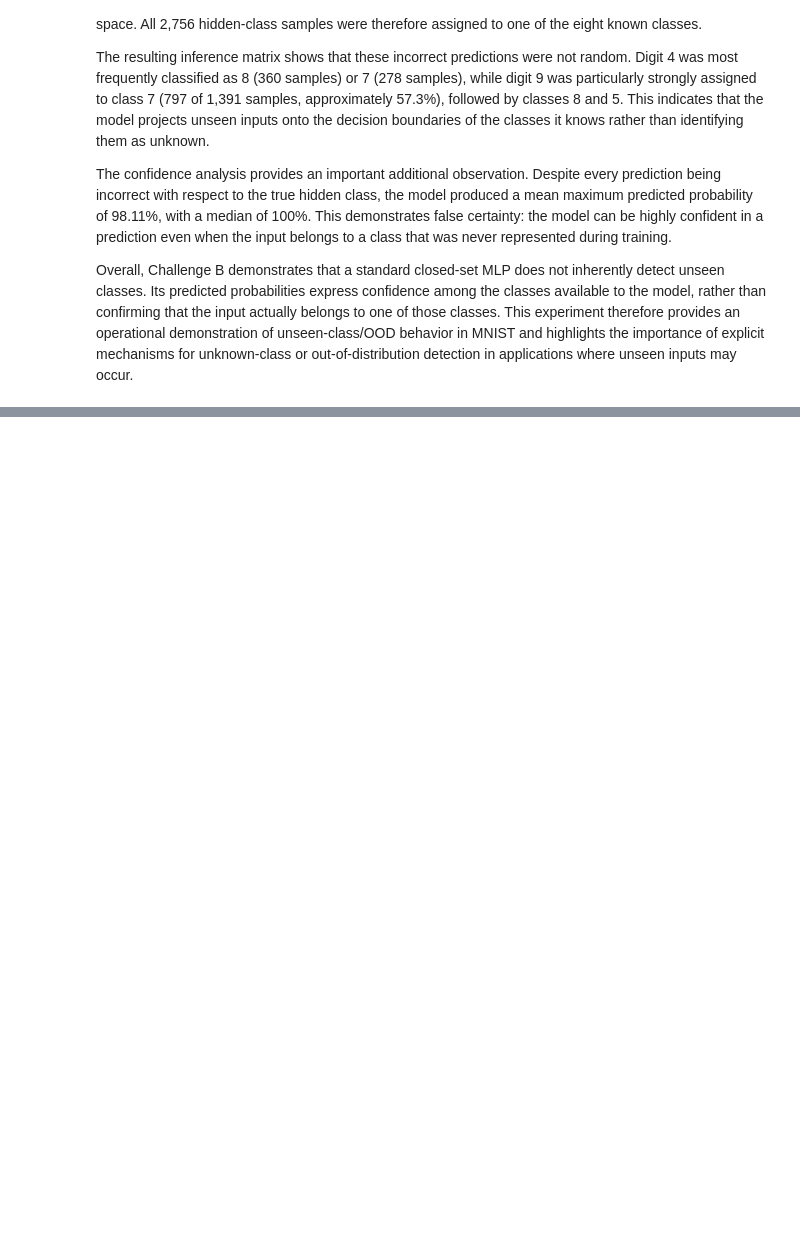
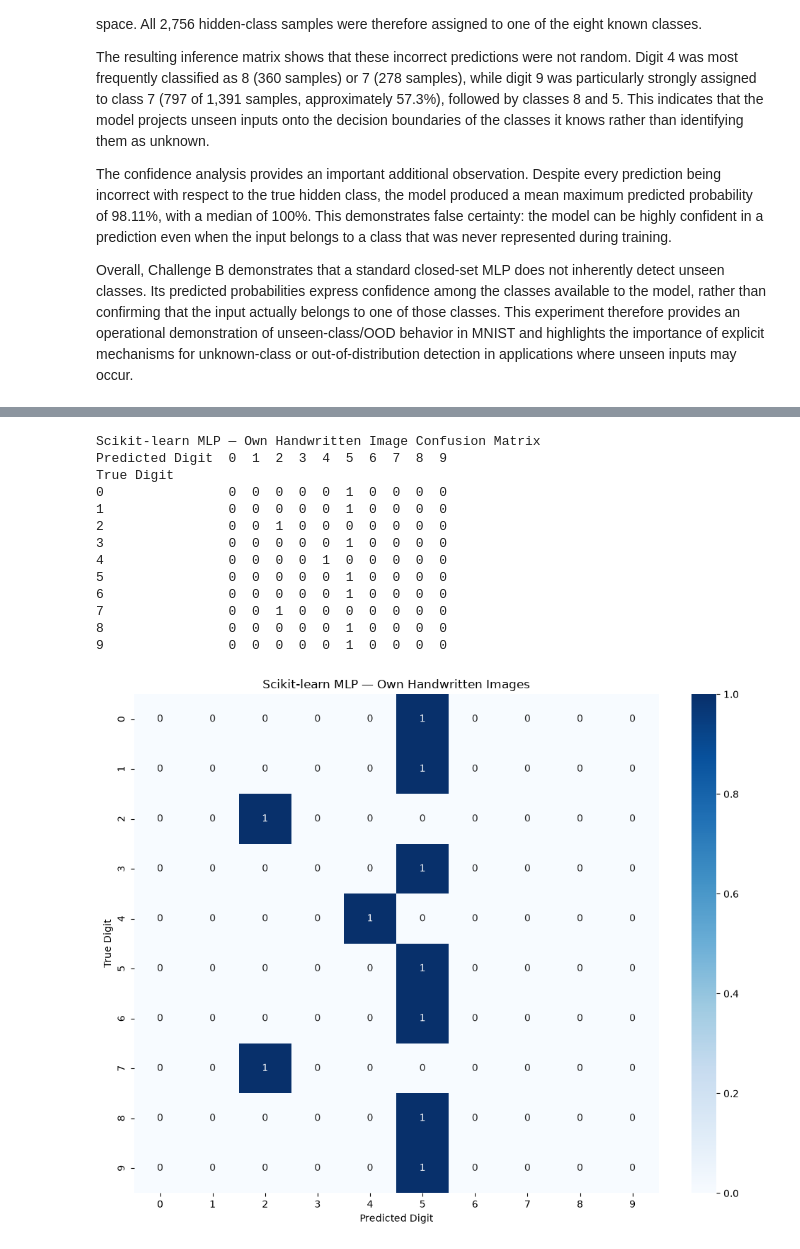
Before and after one commit to ananda-pires/mnist-multiclass-predictive-pipeline, a Jupyter notebook: notebooks/mnist_pipeline.ipynb, the cells around one changed output, grey strips where cells are left out. Cells and saved outputs as stored; diff of their text form; code cells hidden in the pictures; blank space fills up the shorter version.

```diff
--- a/notebooks/mnist_pipeline.ipynb
+++ b/notebooks/mnist_pipeline.ipynb
@@ -2328,0 +2910,62 @@ Overall, Challenge B demonstrates that a standard closed-set MLP does not inhere
+# %%
+# Own Handwritten Image Inference
+# Build and visualize the confusion matrix for the ten own handwritten digits.
+
+import pandas as pd
+import matplotlib.pyplot as plt
+import seaborn as sns
+from sklearn.metrics import confusion_matrix
+
+# Define the ten MNIST digit classes
+digit_classes = np.arange(10)
+
+# Calculate the confusion matrix
+own_cm = confusion_matrix(
+    own_true_labels,
+    own_predictions,
+    labels=digit_classes
+)
+
+# Create a labeled DataFrame for easier interpretation
+own_cm_df = pd.DataFrame(
+    own_cm,
+    index=digit_classes,
+    columns=digit_classes
+)
+
+own_cm_df.index.name = "True Digit"
+own_cm_df.columns.name = "Predicted Digit"
+
+print("Scikit-learn MLP — Own Handwritten Image Confusion Matrix")
+print(own_cm_df)
+
+# Plot the confusion matrix
+plt.figure(figsize=(10, 8))
+
+sns.heatmap(
+    own_cm_df,
+    annot=True,
+    fmt="d",
+    cmap="Blues"
+)
+
+plt.xlabel("Predicted Digit")
+plt.ylabel("True Digit")
+plt.title("Scikit-learn MLP — Own Handwritten Images")
+plt.tight_layout()
+plt.show()
+# %% [output]
+Scikit-learn MLP — Own Handwritten Image Confusion Matrix
+Predicted Digit  0  1  2  3  4  5  6  7  8  9
+True Digit
+0                0  0  0  0  0  1  0  0  0  0
+1                0  0  0  0  0  1  0  0  0  0
+2                0  0  1  0  0  0  0  0  0  0
+3                0  0  0  0  0  1  0  0  0  0
+4                0  0  0  0  1  0  0  0  0  0
+5                0  0  0  0  0  1  0  0  0  0
+6                0  0  0  0  0  1  0  0  0  0
+7                0  0  1  0  0  0  0  0  0  0
+8                0  0  0  0  0  1  0  0  0  0
+9                0  0  0  0  0  1  0  0  0  0
+[figure, added]
```
Also changed, not shown: parts of 37 cells of this notebook, 10 other files.
